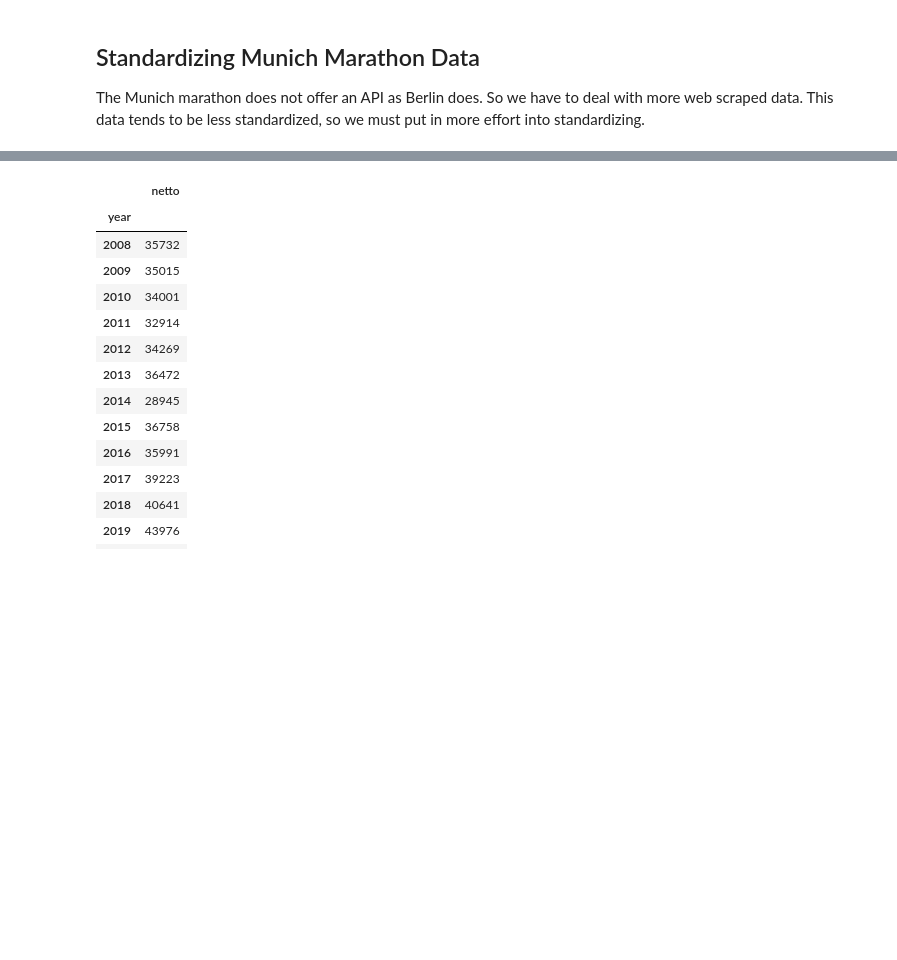
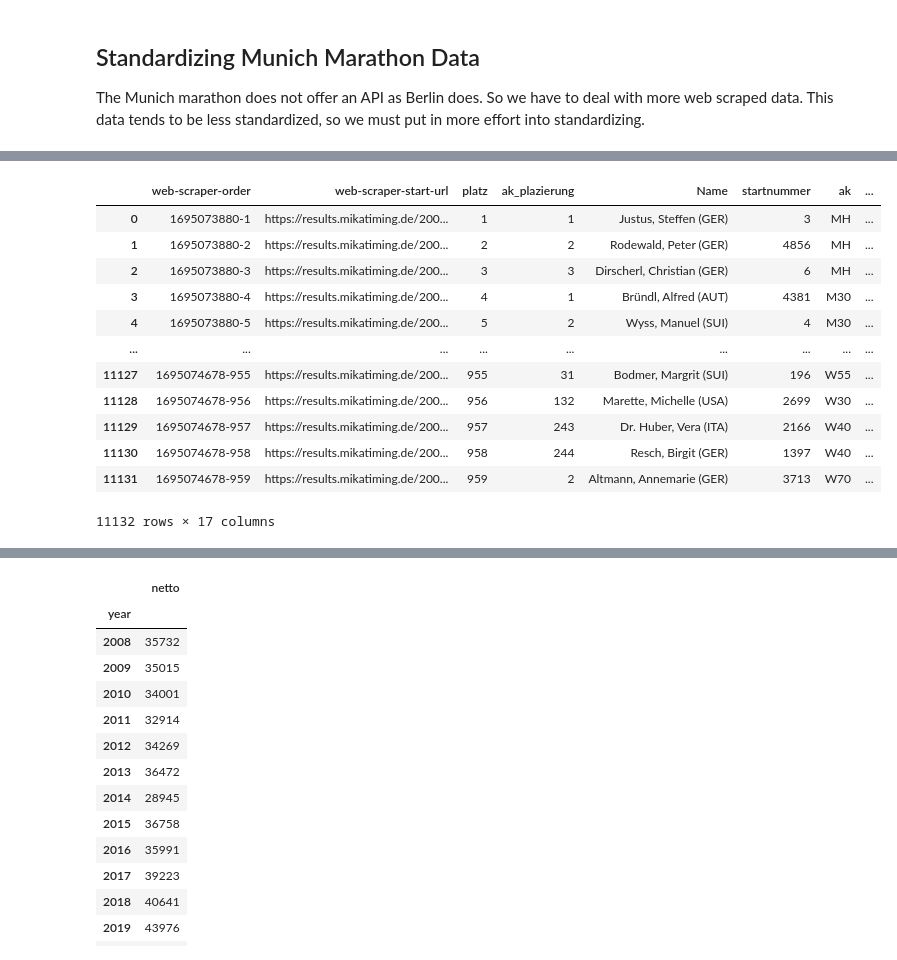
Before and after one commit to Nop287/marathon, a Jupyter notebook: MarathonData.ipynb, the cells around one changed output, grey strips where cells are left out. Saved outputs shown, nothing was run; the diff lists cells and outputs as text; code cells hidden in the pictures; blank space fills up the shorter version.

```diff
--- a/MarathonData.ipynb
+++ b/MarathonData.ipynb
@@ -342,3 +267,73 @@ df
+# %%
+def split_name(name):
+    pattern = re.compile(r"(\w*),\s(\w*) \((\w*)\)")
+    if pattern.search(name) != None:
+        return(pattern.search(name).groups())
+    else:
+        return ("", "", "")
+
+df_list = []
+
+for year in [2008, 2009]:
+    df_m = df_dict["Muenchen" + str(year) + " Maenner.csv"]
+    df_m["sex"] = 'M'
+    # add the metadata for the marathon
+    df_m["marathon"] = "München"
+    df_m["year"] = year
+    df_list.append(df_m)
+    df_f = df_dict["Muenchen" + str(year) + " Frauen.csv"]
+    df_f["sex"] = 'W'
+    # add the metadata for the marathon
+    df_f["marathon"] = "München"
+    df_f["year"] = year
+    df_list.append(df_f)
+
+df = pd.concat(df_list, ignore_index=True).copy()
+
+df.rename(columns={"Platz" : "platz", "PlatzAK" : "ak_plazierung", "StartNr" : "startnummer", "Altersklasse" : "ak",
+                   "BruttoZeit" : "brutto", "NettoZeit" : "netto", "Verein" : "verein"}, inplace=True)
+
+# Split the scraped name into separate fields
+df["nachname"] = df["Name"].apply(lambda x : split_name(x)[0])
+df["vorname"] = df["Name"].apply(lambda x : split_name(x)[1])
+df["nation"] = df["Name"].apply(lambda x : split_name(x)[2])
+# Correct some further formatting issues
+df["ak"] = df["ak"].apply(lambda x : x[2:])
+df["startnummer"] = df["startnummer"].apply(lambda x : x[8:])
+df["startnummer"] = df["startnummer"].str.replace('F', '')
+df["brutto"] = df["brutto"].str.replace('Brutto', '')
+df["netto"] = df["netto"].str.replace('Netto', '')
+
+df["ak"] = df["ak"].str.replace('HK', 'H')
+
+df["ak"] = df["sex"] + df["ak"]
+
+df.drop(df.loc[df.ak_plazierung.str.isnumeric() == False].index, inplace=True)
+df.drop(df.loc[df.brutto == '–'].index, inplace=True)
+df.drop(df.loc[df.netto == '–'].index, inplace=True)
+
+# cast everything to better types
+df[['platz', 'ak_plazierung']] = df[['platz', 'ak_plazierung']].apply(pd.to_numeric)
+df[['nation', 'sex', 'ak']] = df[['nation', 'sex', 'ak']].astype("category")
+df[['brutto', 'netto']] = df[['brutto', 'netto']].apply(pd.to_timedelta)
+
+df.drop(columns=['web-scraper-order', 'web-scraper-start-url', 'Pages', 'Name'], inplace=True)
+
+df
+# %% [output]
+|  | web-scraper-order | web-scraper-start-url | platz | ak_plazierung | Name | startnummer | ak | ... |
+| 0 | 1695073880-1 | https://results.mikatiming.de/200... | 1 | 1 | Justus, Steffen (GER) | 3 | MH | ... |
+| 1 | 1695073880-2 | https://results.mikatiming.de/200... | 2 | 2 | Rodewald, Peter (GER) | 4856 | MH | ... |
+| 2 | 1695073880-3 | https://results.mikatiming.de/200... | 3 | 3 | Dirscherl, Christian (GER) | 6 | MH | ... |
+| 3 | 1695073880-4 | https://results.mikatiming.de/200... | 4 | 1 | Bründl, Alfred (AUT) | 4381 | M30 | ... |
+| 4 | 1695073880-5 | https://results.mikatiming.de/200... | 5 | 2 | Wyss, Manuel (SUI) | 4 | M30 | ... |
+| ... | ... | ... | ... | ... | ... | ... | ... | ... |
+| 11127 | 1695074678-955 | https://results.mikatiming.de/200... | 955 | 31 | Bodmer, Margrit (SUI) | 196 | W55 | ... |
+| 11128 | 1695074678-956 | https://results.mikatiming.de/200... | 956 | 132 | Marette, Michelle (USA) | 2699 | W30 | ... |
+| 11129 | 1695074678-957 | https://results.mikatiming.de/200... | 957 | 243 | Dr. Huber, Vera (ITA) | 2166 | W40 | ... |
+| 11130 | 1695074678-958 | https://results.mikatiming.de/200... | 958 | 244 | Resch, Birgit (GER) | 1397 | W40 | ... |
+| 11131 | 1695074678-959 | https://results.mikatiming.de/200... | 959 | 2 | Altmann, Annemarie (GER) | 3713 | W70 | ... |
+11132 rows × 17 columns
 # %%
 (df['netto'].dt.seconds/3600.0).hist(bins=1000)
 plt.show()
```
Also changed, not shown: parts of 5 cells of this notebook.
